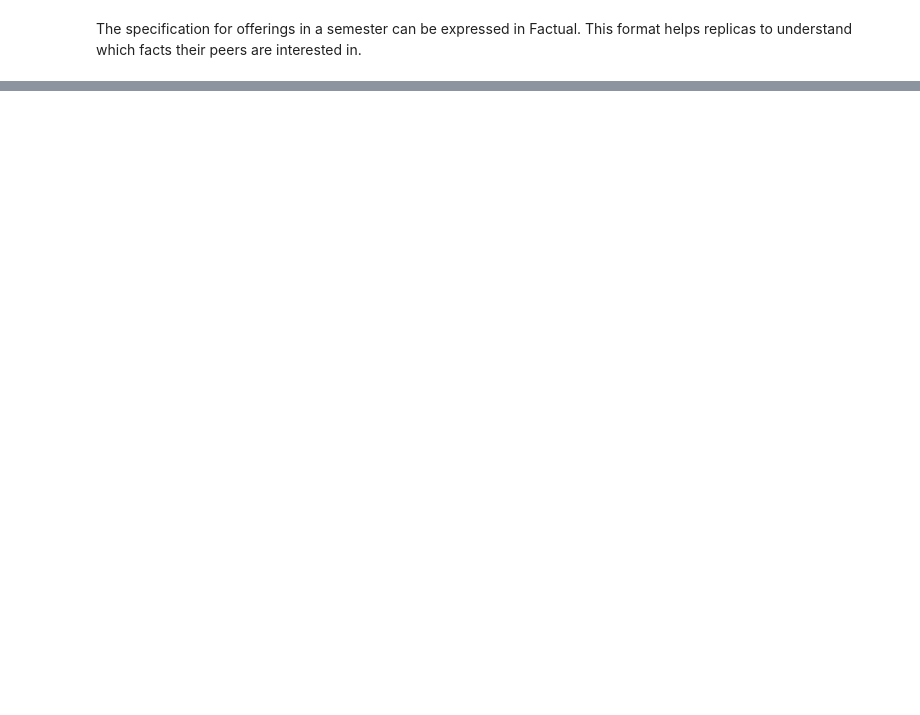
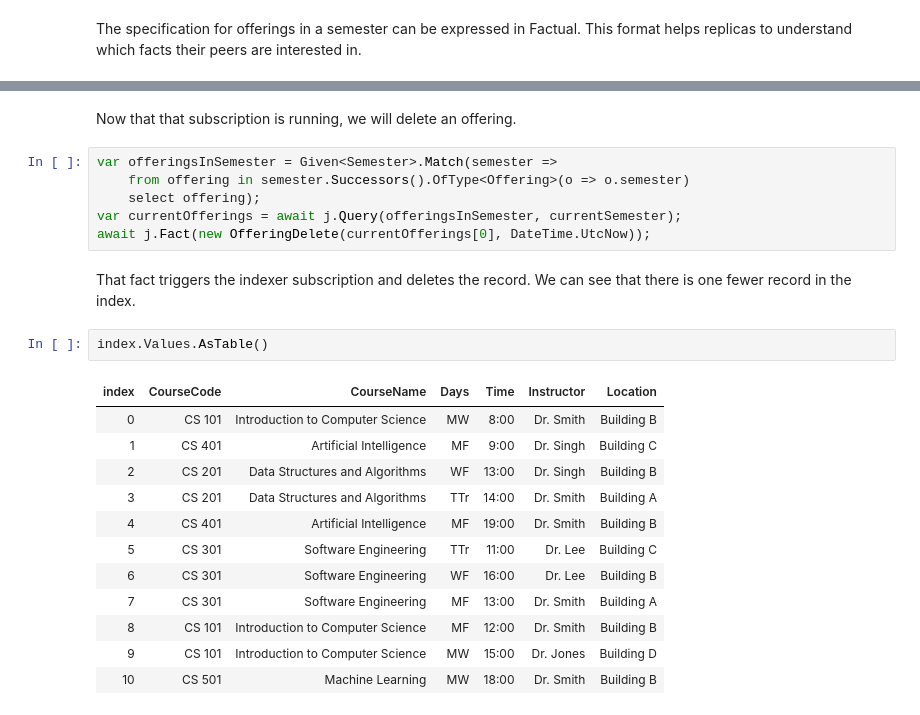
Before and after one commit to jinaga/university-system, a Jupyter notebook: notebooks/UniversityModel.ipynb, the cells around one changed output, grey strips where cells are left out. Cells and saved outputs as stored; diff of their text form; blank space fills up the shorter version.

```diff
--- a/notebooks/UniversityModel.ipynb
+++ b/notebooks/UniversityModel.ipynb
@@ -239,0 +422,25 @@ offeringsForSemester.ToString()
+# %% [markdown]
+Now that that subscription is running, we will delete an offering.
+# %%
+var offeringsInSemester = Given<Semester>.Match(semester =>
+    from offering in semester.Successors().OfType<Offering>(o => o.semester)
+    select offering);
+var currentOfferings = await j.Query(offeringsInSemester, currentSemester);
+await j.Fact(new OfferingDelete(currentOfferings[0], DateTime.UtcNow));
+# %% [markdown]
+That fact triggers the indexer subscription and deletes the record. We can see that there is one fewer record in the index.
+# %%
+index.Values.AsTable()
+# %% [output]
+| index | CourseCode | CourseName | Days | Time | Instructor | Location |
+| 0 | CS 101 | Introduction to Computer Science | MW | 8:00 | Dr. Smith | Building B |
+| 1 | CS 401 | Artificial Intelligence | MF | 9:00 | Dr. Singh | Building C |
+| 2 | CS 201 | Data Structures and Algorithms | WF | 13:00 | Dr. Singh | Building B |
+| 3 | CS 201 | Data Structures and Algorithms | TTr | 14:00 | Dr. Smith | Building A |
+| 4 | CS 401 | Artificial Intelligence | MF | 19:00 | Dr. Smith | Building B |
+| 5 | CS 301 | Software Engineering | TTr | 11:00 | Dr. Lee | Building C |
+| 6 | CS 301 | Software Engineering | WF | 16:00 | Dr. Lee | Building B |
+| 7 | CS 301 | Software Engineering | MF | 13:00 | Dr. Smith | Building A |
+| 8 | CS 101 | Introduction to Computer Science | MF | 12:00 | Dr. Smith | Building B |
+| 9 | CS 101 | Introduction to Computer Science | MW | 15:00 | Dr. Jones | Building D |
+| 10 | CS 501 | Machine Learning | MW | 18:00 | Dr. Smith | Building B |
```
Also changed, not shown: parts of 20 cells of this notebook.
